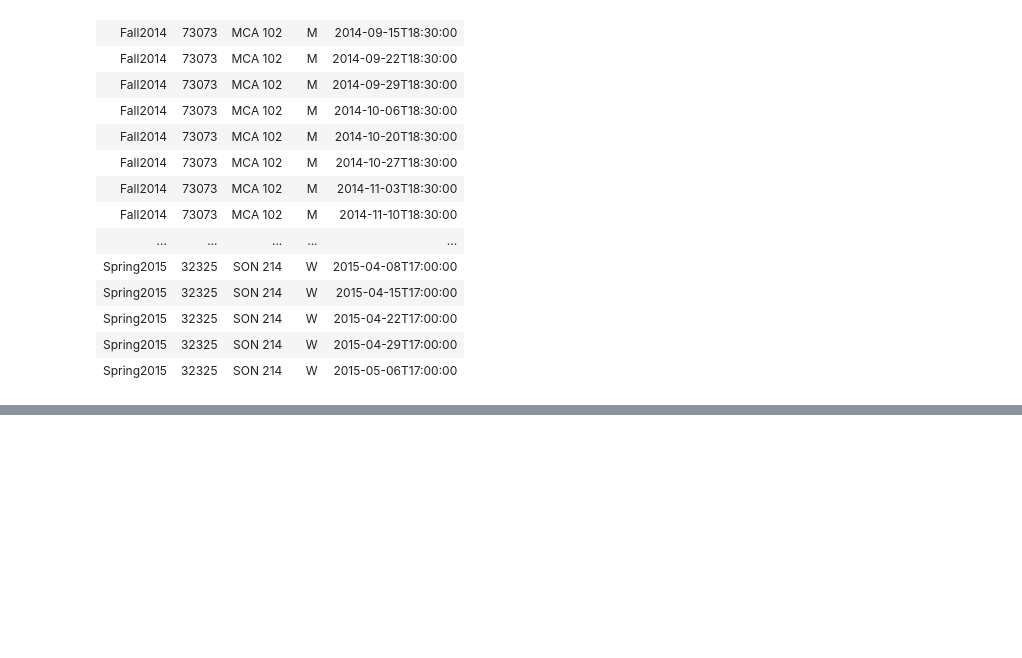
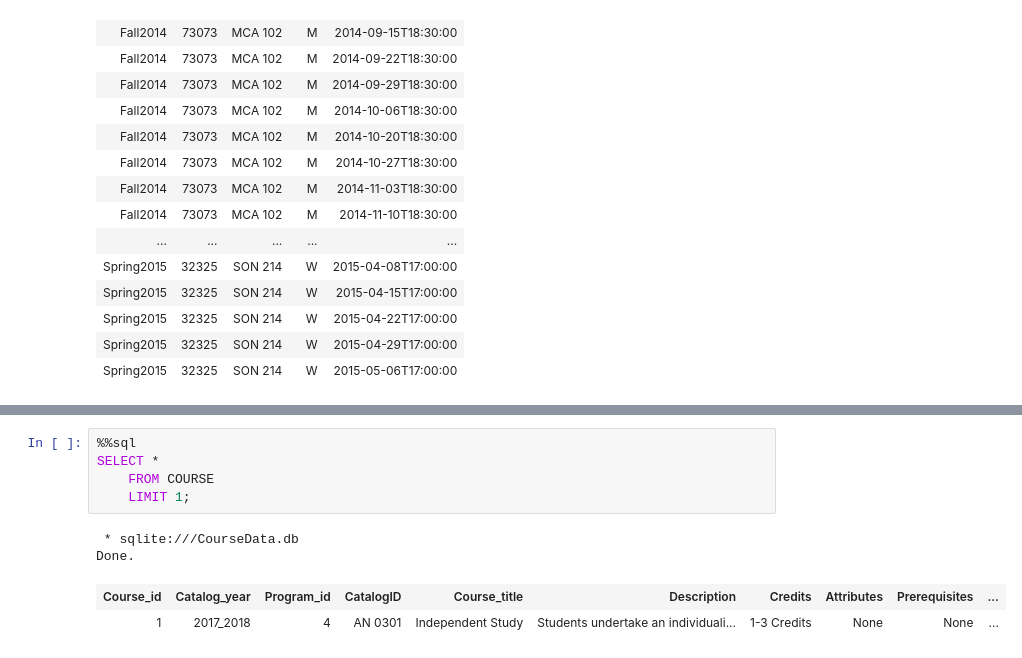
Before and after one commit to fairfield-ba510-spring2020/term-project-jt, a Jupyter notebook: CourseDataETL.ipynb, the cells around one changed output, grey strips where cells are left out. Drawn from its saved outputs; the diff is of its cells as text; blank space fills up the shorter version.

```diff
--- a/CourseDataETL.ipynb
+++ b/CourseDataETL.ipynb
@@ -203,0 +268,10 @@ Done.
+# %%
+%%sql
+SELECT *
+    FROM COURSE
+    LIMIT 1;
+# %% [output]
+ * sqlite:///CourseData.db
+Done.
+| Course_id | Catalog_year | Program_id | CatalogID | Course_title | Description | Credits | Attributes | Prerequisites | ... |
+| 1 | 2017_2018 | 4 | AN 0301 | Independent Study | Students undertake an individuali... | 1-3 Credits | None | None | ... |
```
Also changed, not shown: parts of 13 cells of this notebook, 2 other files.
